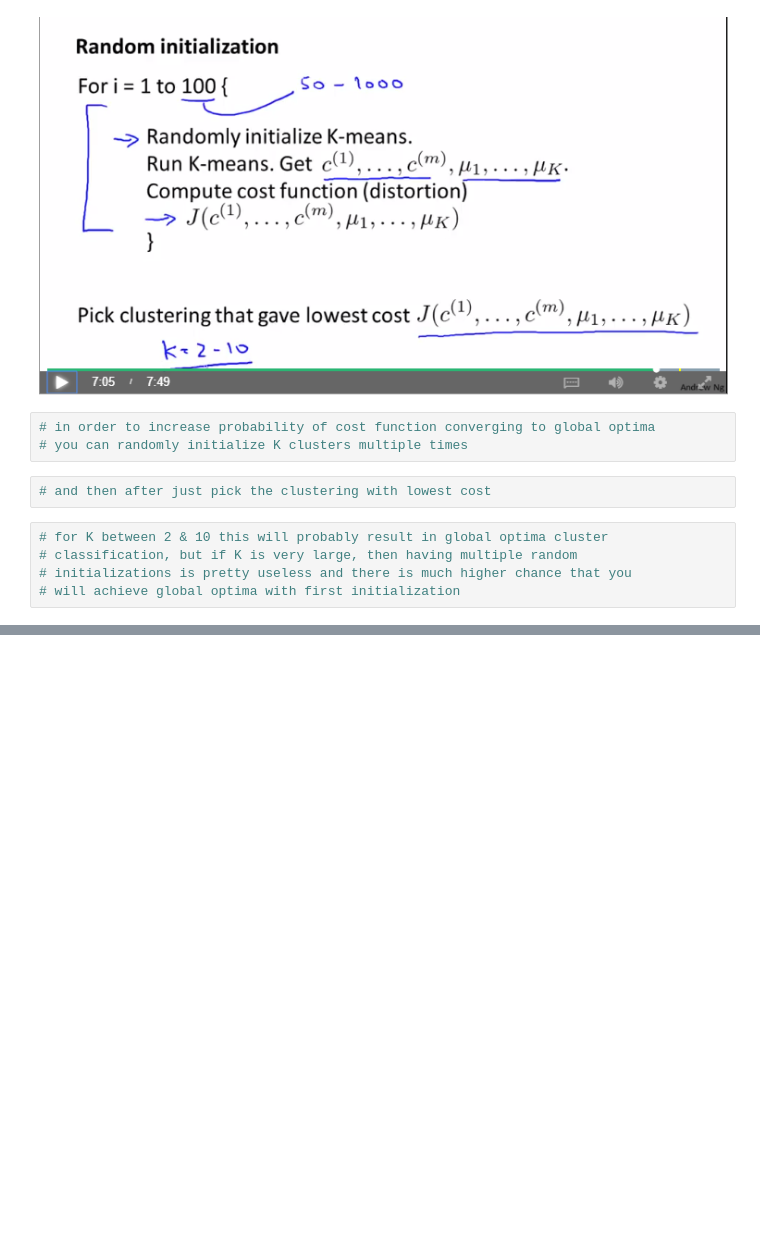
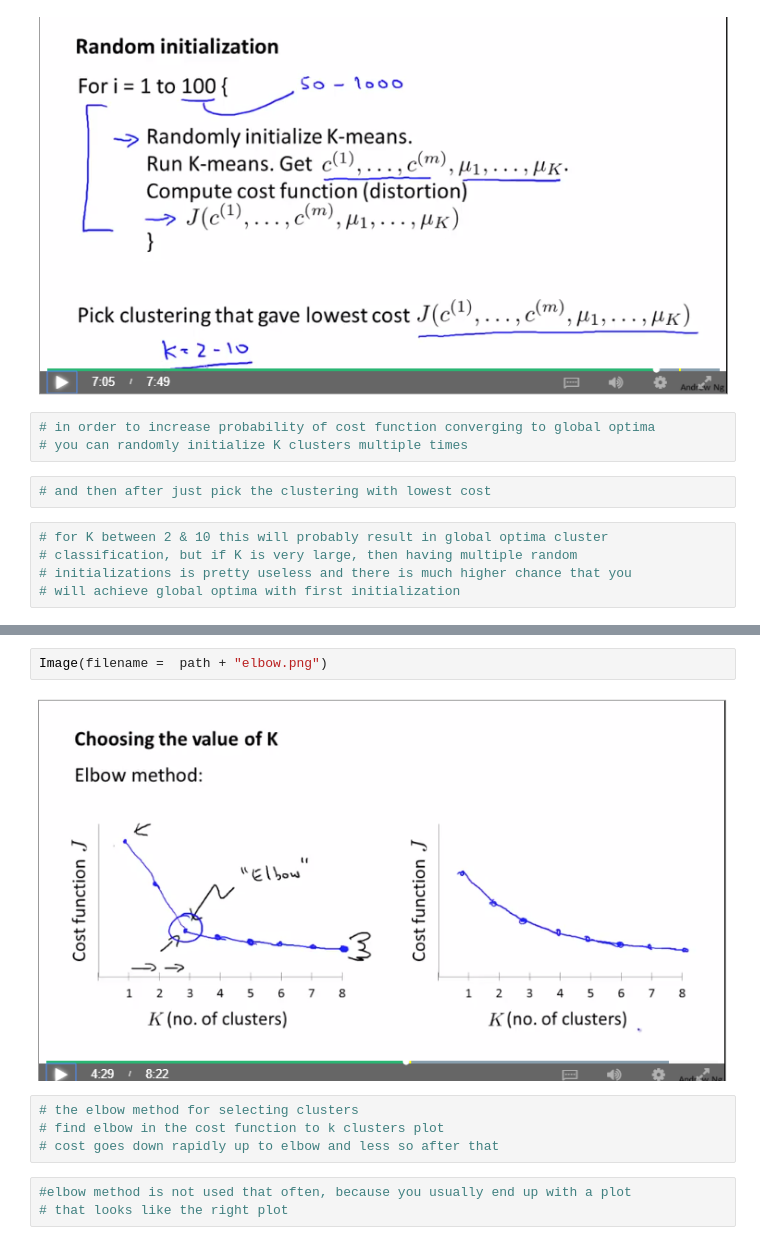
Before and after one commit to louloret/Andrew-NG-Machine-Learning, a Jupyter notebook: Week8_Unsupervised_Learning-checkpoint.ipynb, the cells around one changed output, grey strips where cells are left out. Cells and saved outputs as stored; diff of their text form; blank space fills up the shorter version.

```diff
--- a/Week8_Unsupervised_Learning-checkpoint.ipynb
+++ b/Week8_Unsupervised_Learning-checkpoint.ipynb
@@ -180,0 +199,11 @@ Image(filename =  path + "multi_rounds.png")
+# %%
+Image(filename =  path + "elbow.png")
+# %% [output]
+[figure, added]
+# %%
+# the elbow method for selecting clusters
+# find elbow in the cost function to k clusters plot
+# cost goes down rapidly up to elbow and less so after that
+# %%
+#elbow method is not used that often, because you usually end up with a plot
+# that looks like the right plot
```
Also changed, not shown: parts of 9 cells of this notebook.
